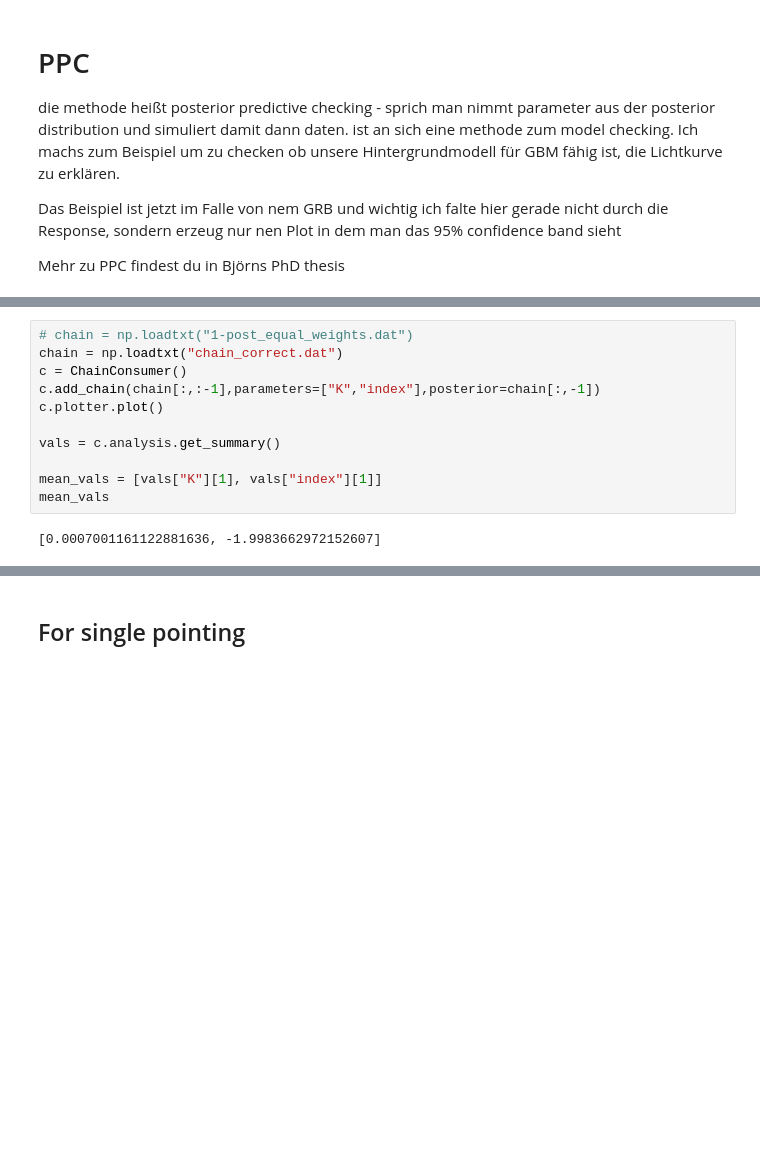
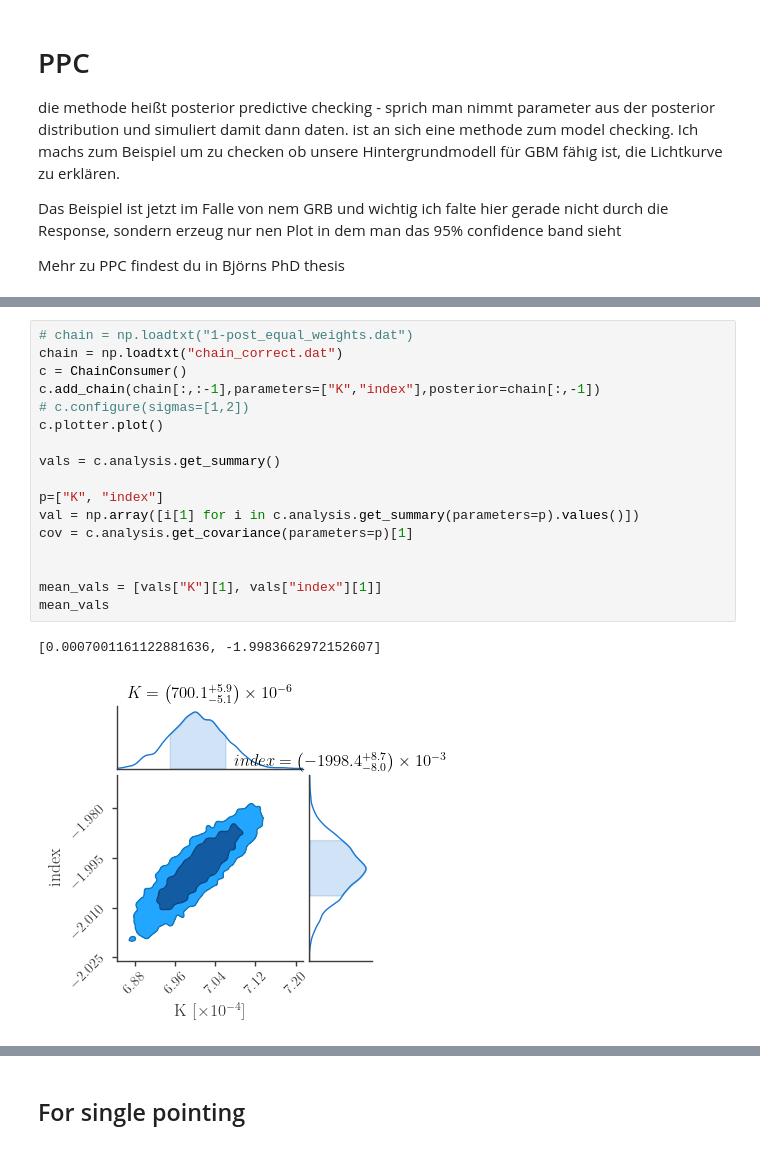
Before and after one commit to timmguthle/INTEGRAL-SPI, a Jupyter notebook: main_files/sim_source_real_bkg/normal_new/0374/ppc.ipynb, the cells around one changed output, grey strips where cells are left out. Cells and saved outputs as stored; diff of their text form; blank space fills up the shorter version.

```diff
--- a/main_files/sim_source_real_bkg/normal_new/0374/ppc.ipynb
+++ b/main_files/sim_source_real_bkg/normal_new/0374/ppc.ipynb
@@ -60,14 +97,21 @@ Using the irfs that are valid between 10/05/27 12:45:00 and present (YY/MM/DD HH
 # %%
 # chain = np.loadtxt("1-post_equal_weights.dat")
 chain = np.loadtxt("chain_correct.dat")
 c = ChainConsumer()
 c.add_chain(chain[:,:-1],parameters=["K","index"],posterior=chain[:,-1])
+# c.configure(sigmas=[1,2])
 c.plotter.plot()
 
 vals = c.analysis.get_summary()
 
+p=["K", "index"]
+val = np.array([i[1] for i in c.analysis.get_summary(parameters=p).values()])
+cov = c.analysis.get_covariance(parameters=p)[1]
+
+
 mean_vals = [vals["K"][1], vals["index"][1]]
 mean_vals
 # %% [output]
 [0.0007001161122881636, -1.9983662972152607]
+[figure, added]
 # %%
```
Also changed, not shown: parts of 7 cells of this notebook, 58 other files.
